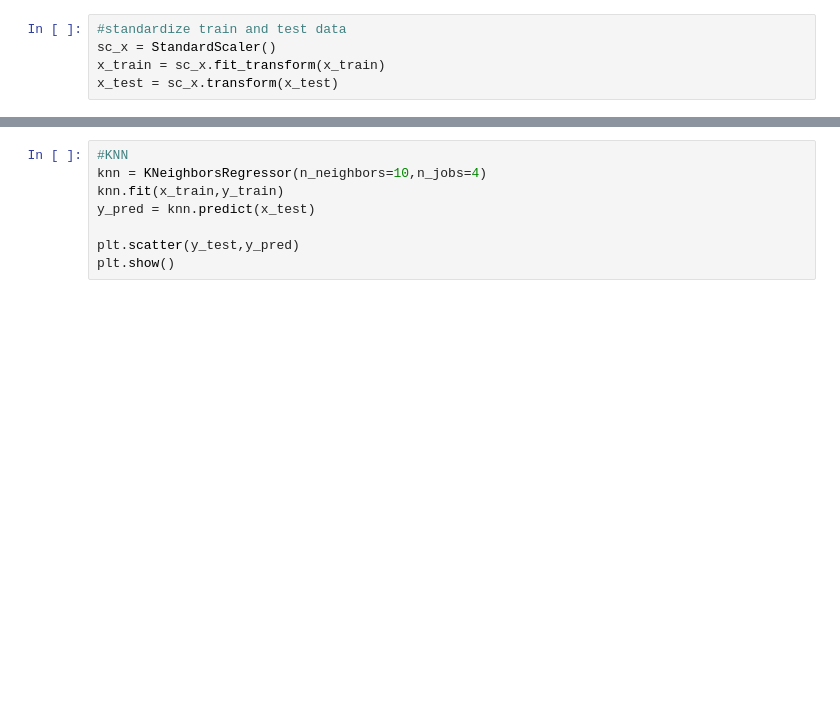
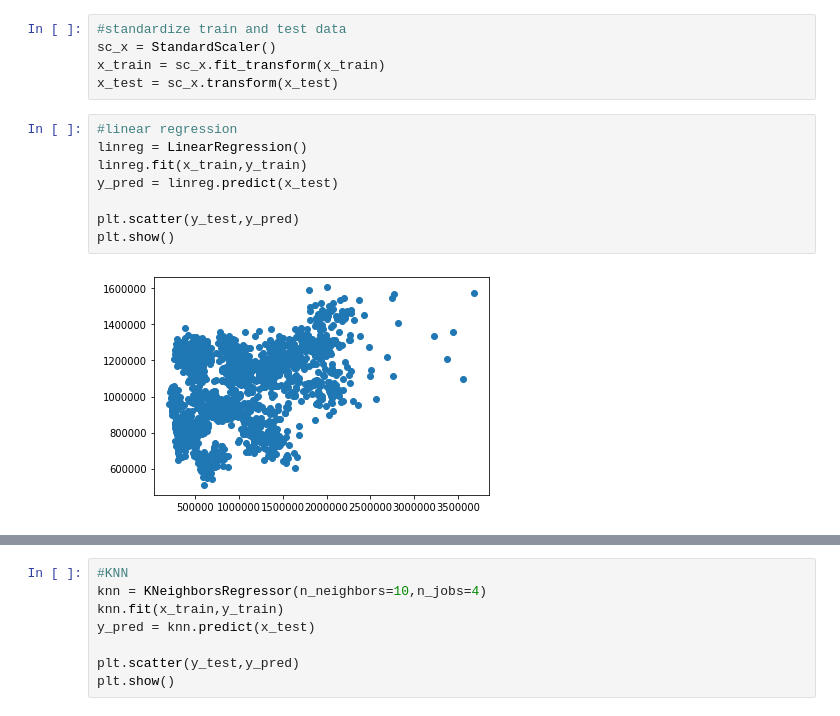
Before and after one commit to traveler0027/ai-projects, a Jupyter notebook: Regression/regression_linear_walmart.ipynb, the cells around one changed output, grey strips where cells are left out. Cells and saved outputs as stored; diff of their text form; blank space fills up the shorter version.

```diff
--- a/Regression/regression_linear_walmart.ipynb
+++ b/Regression/regression_linear_walmart.ipynb
@@ -218,3 +233,13 @@ x_train,x_test,y_train,y_test=train_test_split( x_features, y_label, test_size=0
 sc_x = StandardScaler()
 x_train = sc_x.fit_transform(x_train)
 x_test = sc_x.transform(x_test)
+# %%
+#linear regression
+linreg = LinearRegression()
+linreg.fit(x_train,y_train)
+y_pred = linreg.predict(x_test)
+
+plt.scatter(y_test,y_pred)
+plt.show()
+# %% [output]
+[figure, added]
```
Also changed, not shown: parts of 9 cells of this notebook.
